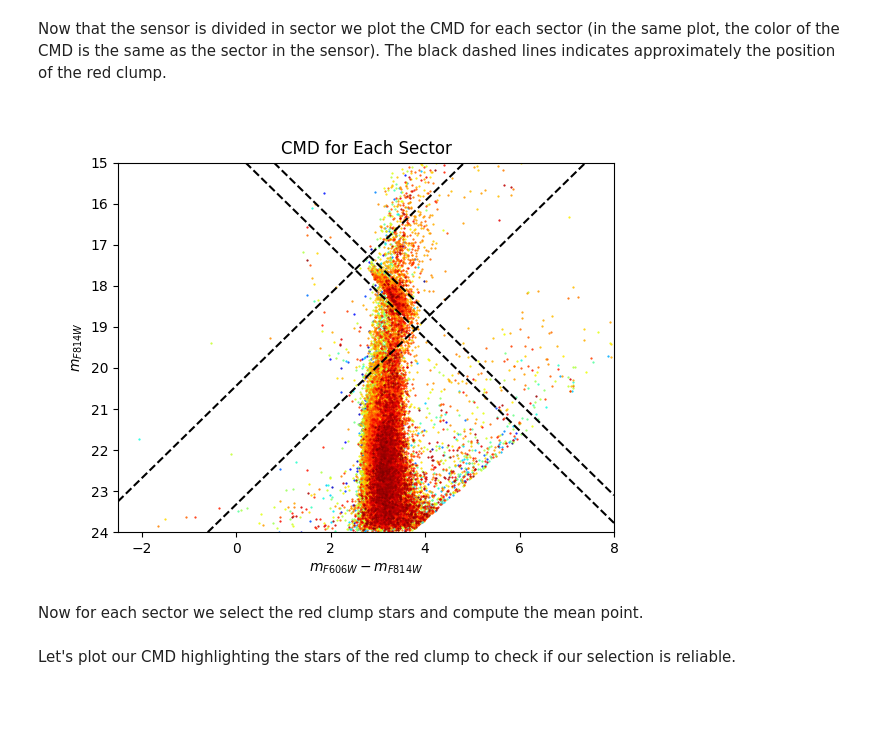
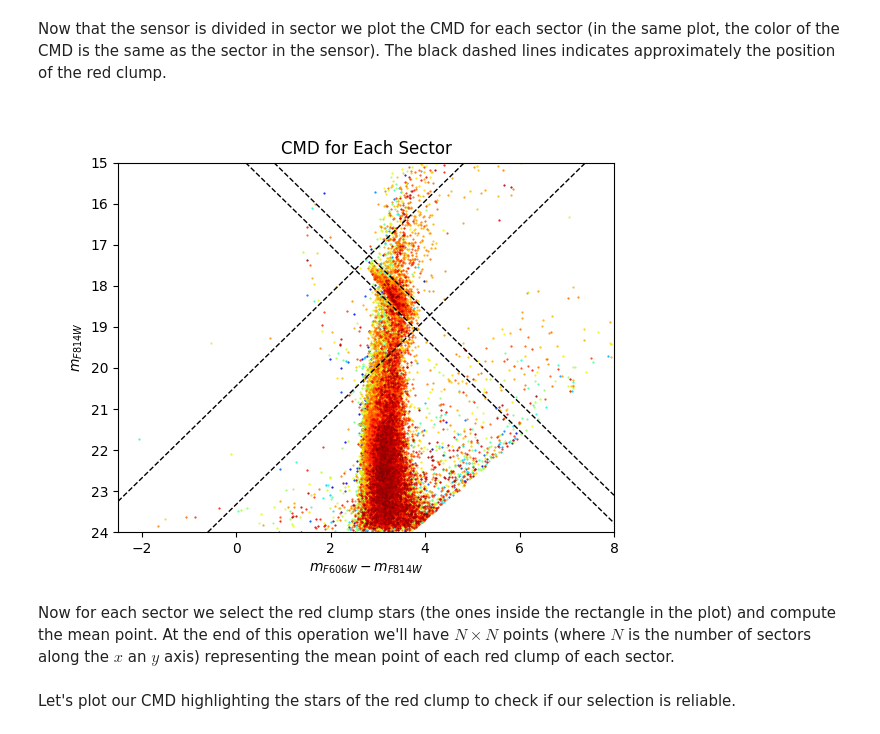
Before and after one commit to giadaaggio/stellar_rp, a Jupyter notebook: Ter5.ipynb, the cells around one changed output. Cells and saved outputs as stored; diff of their text form; code cells hidden in the pictures; blank space fills up the shorter version.

```diff
--- a/Ter5.ipynb
+++ b/Ter5.ipynb
@@ -24,5 +24,7 @@ df['flag'] = flag
 df.loc[(df['F606W'] > 99) | (df['F814W'] > 99), 'flag'] = 0
 
 data = df[df['flag' ]== 1.0]
-print(data)
+data = data.drop(columns=['flag'])
+
+data.head()
 # %% [output]
@@ -149,36 +182,36 @@ Now that the sensor is divided in sector we plot the CMD for each sector (in the
 # %%
 # plot the CMD for all sectors on the same figure
 plt.figure()
 
 for sector_index in range(n_sectors_x * n_sectors_y):
     sector_data = data[data['Sector'] == sector_index]
     plt.scatter(sector_data['F606W'] - sector_data['F814W'], sector_data['F814W'], color=colors[sector_index], s=0.3)
 
 # red clump region for Terzan 5
-plt.axline((8.2, 24.), slope=1.125, color='black', linestyle='--')
-plt.axline((8.8, 24.), slope=1.125, color='black', linestyle='--')
-plt.axline((-0.6, 24.), slope=-1.125, color='black', linestyle='--')
-plt.axline((-0.5, 21), slope=-1.125, color='black', linestyle='--')
+plt.axline((8.2, 24.), slope=1.125, color='black', linestyle='--', linewidth=1)
+plt.axline((8.8, 24.), slope=1.125, color='black', linestyle='--', linewidth=1)
+plt.axline((-0.6, 24.), slope=-1.125, color='black', linestyle='--', linewidth=1)
+plt.axline((-0.5, 21), slope=-1.125, color='black', linestyle='--', linewidth=1)
 
 slope = np.array([1.125, -1.125])
 intercept = []
 intercept.append(24 - slope[0]*8.2)
 intercept.append(24 - slope[0]*8.8)
 intercept.append(24 - slope[1]*(-0.6))
 intercept.append(21 - slope[1]*(-0.5))
 intercept = np.array(intercept)
 
 plt.gca().invert_yaxis()
 plt.ylim(24, 15)
 plt.xlim(-2.5,8.)
 plt.xlabel(r'$m_{F606W} - m_{F814W}$')
 plt.ylabel(r'$m_{F814W}$')
 plt.title('CMD for Each Sector')
 plt.show()
 # %% [output]
-[figure, old version]
+[figure, new version]
-# %% [markdown]
-Now for each sector we select the red clump stars and compute the mean point.
+# %% [markdown]
+Now for each sector we select the red clump stars (the ones inside the rectangle in the plot) and compute the mean point. At the end of this operation we'll have $N\times N$ points (where $N$ is the number of sectors along the $x$ an $y$ axis) representing the mean point of each red clump of each sector.
 # %%
 # Select Red Clump (RC) stars
 rc_data = data[ ( data['F814W'] <= slope[0]*(data['F606W'] - data['F814W']) + intercept[0])                      #above the left oblique line
```
Also changed, not shown: parts of 21 cells of this notebook, 1 other file.
